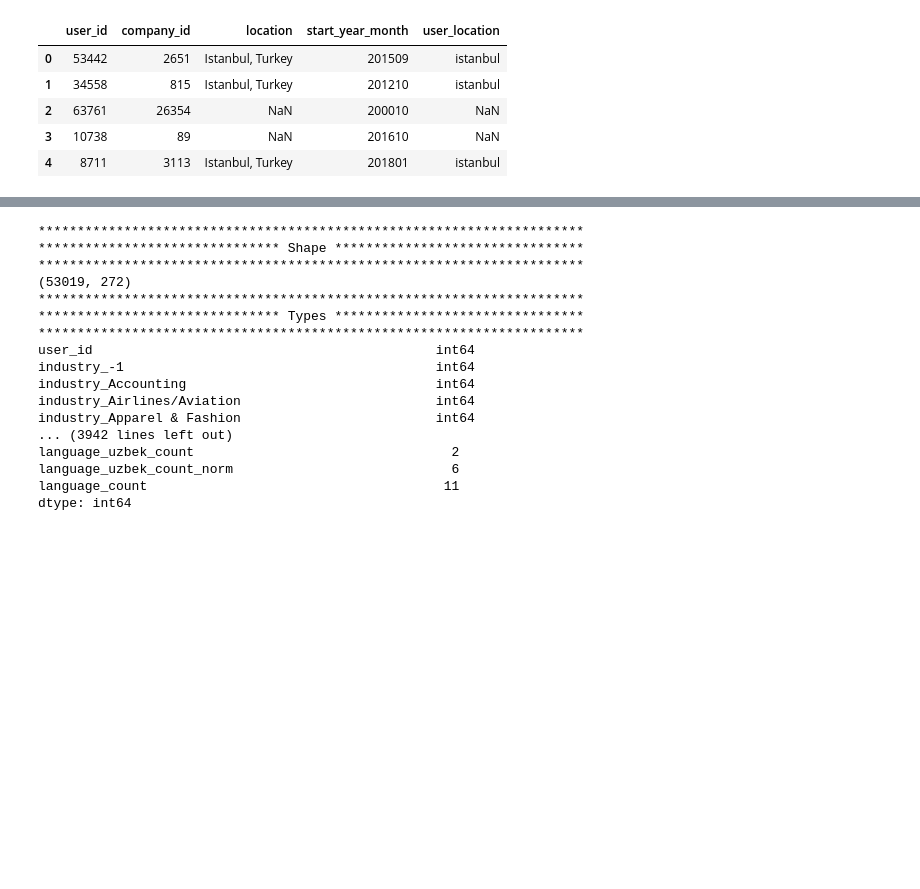
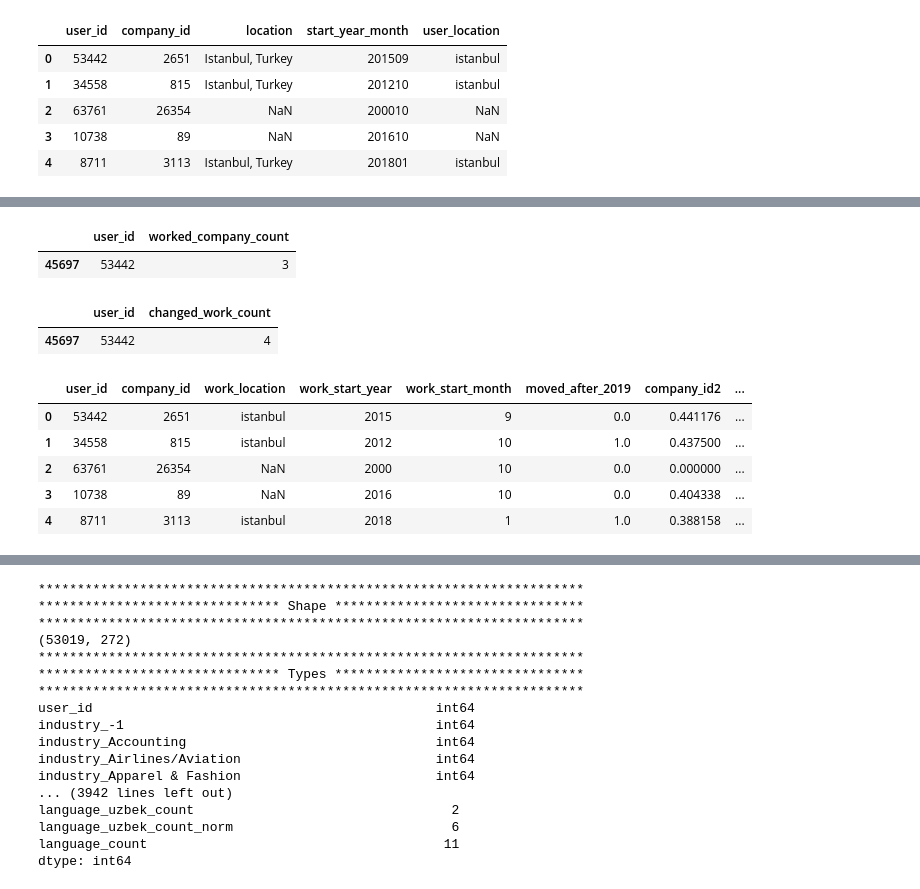
Before and after one commit to furkaneneseren/Datathon-BBVA, a Jupyter notebook: churn-with-linkedin.ipynb, the cells around one changed output, grey strips where cells are left out. Saved outputs shown, nothing was run; the diff lists cells and outputs as text; code cells hidden in the pictures; blank space fills up the shorter version.

```diff
--- a/churn-with-linkedin.ipynb
+++ b/churn-with-linkedin.ipynb
@@ -1824,0 +2132,21 @@ work_exp.to_csv("work_exp", index=False)
+# %%
+worked_count_df[worked_count_df["user_id"]==53442]
+# %% [output]
+|  | user_id | worked_company_count |
+| 45697 | 53442 | 3 |
+# %%
+changed_work_count_df[worked_count_df["user_id"]==53442]
+# %% [output]
+|  | user_id | changed_work_count |
+| 45697 | 53442 | 4 |
+# %%
+t = t.merge(worked_count_df, on="user_id", how="left")
+t = t.merge(changed_work_count_df, on="user_id", how="left")
+t.head()
+# %% [output]
+|  | user_id | company_id | work_location | work_start_year | work_start_month | moved_after_2019 | company_id2 | ... |
+| 0 | 53442 | 2651 | istanbul | 2015 | 9 | 0.0 | 0.441176 | ... |
+| 1 | 34558 | 815 | istanbul | 2012 | 10 | 1.0 | 0.437500 | ... |
+| 2 | 63761 | 26354 | NaN | 2000 | 10 | 0.0 | 0.000000 | ... |
+| 3 | 10738 | 89 | NaN | 2016 | 10 | 0.0 | 0.404338 | ... |
+| 4 | 8711 | 3113 | istanbul | 2018 | 1 | 1.0 | 0.388158 | ... |
```
Also changed, not shown: parts of 69 cells of this notebook.
